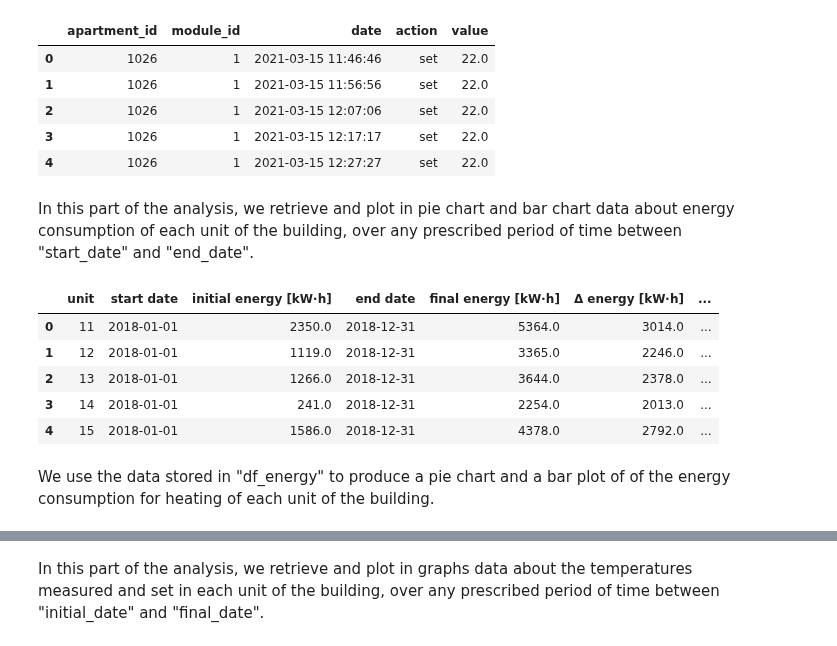
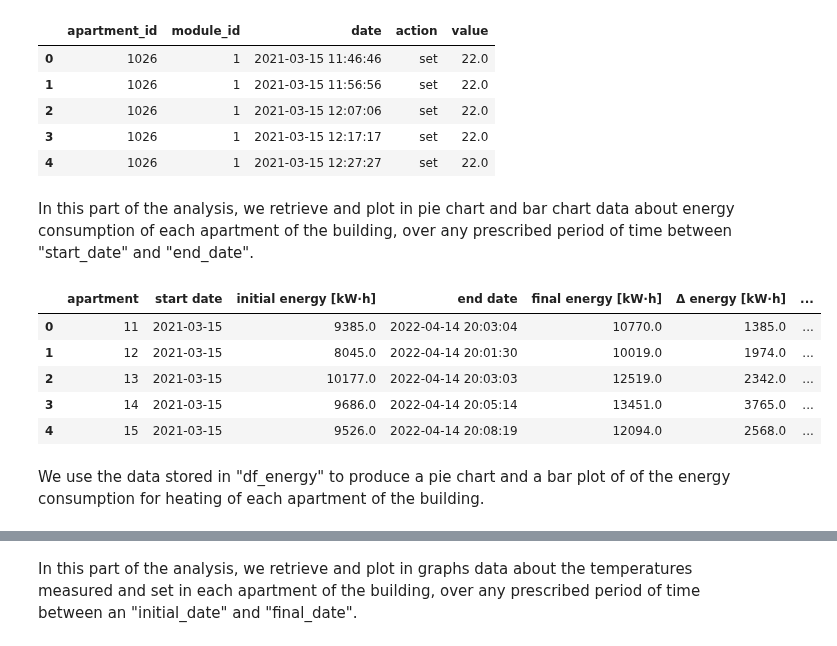
Before and after one commit to rtiedra/data-science, a Jupyter notebook: building_heating/building_heating.ipynb, the cells around one changed output, grey strips where cells are left out. Drawn from its saved outputs; the diff is of its cells as text; code cells hidden in the pictures.

```diff
--- a/building_heating/building_heating.ipynb
+++ b/building_heating/building_heating.ipynb
@@ -160,51 +160,51 @@ df_temp.head()
 | 3 | 1026 | 1 | 2021-03-15 12:17:17 | set | 22.0 |
 | 4 | 1026 | 1 | 2021-03-15 12:27:27 | set | 22.0 |
 # %% [markdown]
-In this part of the analysis, we retrieve and plot in pie chart and bar chart data about energy consumption of each unit of the building, over any prescribed period of time between "start_date" and "end_date".
+In this part of the analysis, we retrieve and plot in pie chart and bar chart data about energy consumption of each apartment of the building, over any prescribed period of time between "start_date" and "end_date".
 # %%
 # Set start_date and end_date for the DataFrame of energy consumption
 
-start_date = '"2018-01-01"'
-end_date = '"2018-12-31"'
+start_date = '"2021-03-15"'
+end_date = '"2022-12-31"'
 
-# Read, for each unit of the building, the first energy after the start date into a DataFrame "df_start"
-# We dive "Power.value" by 1000 to get energies in [kW⋅h]
+# Read, for each apartment of the building, the first energy after the start date into a DataFrame "df_start"
+# We divide "Power.value" by 1000 to get energies in [kW⋅h]
 
-df_start = pd.read_sql('SELECT Apartments.name AS unit, Power.date AS \'start date\', \
+df_start = pd.read_sql('SELECT Apartments.name AS apartment, Power.date AS \'start date\', \
                    Power.value/1000 AS \'initial energy [kW⋅h]\' \
                    FROM Power INNER JOIN Apartments ON Power.apartment_id=Apartments.esmart_id \
                    WHERE Power.module_id=18 AND Power.date>=%s \
                    GROUP BY Apartments.name' % start_date, engine)
 
-# Read, for each unit of the building, the last energy before the end date into a DataFrame "df_end"
-# We dive "Power.value" by 1000 to get energies in [kW⋅h]
+# Read, for each apartment of the building, the last energy before the end date into a DataFrame "df_end"
+# We divide "Power.value" by 1000 to get energies in [kW⋅h]
 
-df_end = pd.read_sql('SELECT Apartments.name AS unit, Power.date AS \'end date\', \
+df_end = pd.read_sql('SELECT Apartments.name AS apartment, Power.date AS \'end date\', \
                    Power.value/1000 AS \'final energy [kW⋅h]\' \
                    FROM Power INNER JOIN Apartments ON Power.apartment_id=Apartments.esmart_id \
                    WHERE Power.module_id=18 AND Power.date<=%s \
                    ORDER BY Power.date DESC LIMIT 31' % end_date, engine)
 
-# Merge "df_start" and "df_end" into a DataFrame "df_energy" (using "unit" as key)
-# (in 2018 there are missing measures; the first measure for unit "O2" is at initial_date "2018-10-10")
+# Merge "df_start" and "df_end" into a DataFrame "df_energy" (using "apartment" as key)
+# (in 2018 there are missing measures; the first measure for apartment "O2" is at initial_date "2018-10-10")
 
-df_energy = pd.merge(df_start, df_end, how='left', on='unit')
+df_energy = pd.merge(df_start, df_end, how='left', on='apartment')
 
 # Store in "df_energy" the energy consumption and the energy consumption per cubic metre
 
 df_energy['\u0394 energy [kW⋅h]'] = df_energy['final energy [kW⋅h]']-df_energy['initial energy [kW⋅h]']
 df_energy['\u0394 energy per m\u00b3 [kW⋅h/m\u00b3]'] \
 = [round(df_energy['\u0394 energy [kW⋅h]'][i]/volumes[i], 1) for i in range(len(volumes))]
 
 df_energy.head()
 # %% [output]
-|  | unit | start date | initial energy [kW⋅h] | end date | final energy [kW⋅h] | Δ energy [kW⋅h] | ... |
-| 0 | 11 | 2018-01-01 | 2350.0 | 2018-12-31 | 5364.0 | 3014.0 | ... |
-| 1 | 12 | 2018-01-01 | 1119.0 | 2018-12-31 | 3365.0 | 2246.0 | ... |
-| 2 | 13 | 2018-01-01 | 1266.0 | 2018-12-31 | 3644.0 | 2378.0 | ... |
-| 3 | 14 | 2018-01-01 | 241.0 | 2018-12-31 | 2254.0 | 2013.0 | ... |
-| 4 | 15 | 2018-01-01 | 1586.0 | 2018-12-31 | 4378.0 | 2792.0 | ... |
+|  | apartment | start date | initial energy [kW⋅h] | end date | final energy [kW⋅h] | Δ energy [kW⋅h] | ... |
+| 0 | 11 | 2021-03-15 | 9385.0 | 2022-04-14 20:03:04 | 10770.0 | 1385.0 | ... |
+| 1 | 12 | 2021-03-15 | 8045.0 | 2022-04-14 20:01:30 | 10019.0 | 1974.0 | ... |
+| 2 | 13 | 2021-03-15 | 10177.0 | 2022-04-14 20:03:03 | 12519.0 | 2342.0 | ... |
+| 3 | 14 | 2021-03-15 | 9686.0 | 2022-04-14 20:05:14 | 13451.0 | 3765.0 | ... |
+| 4 | 15 | 2021-03-15 | 9526.0 | 2022-04-14 20:08:19 | 12094.0 | 2568.0 | ... |
 # %% [markdown]
-We use the data stored in "df_energy" to produce a pie chart and a bar plot of of the energy consumption for heating of each unit of the building.
+We use the data stored in "df_energy" to produce a pie chart and a bar plot of of the energy consumption for heating of each apartment of the building.
 # %%
 # Store in variable "data" the list of energy consumptions
@@ -285,5 +286,5 @@ else:
 [interactive output not drawn]
 [interactive output not drawn]
 # %% [markdown]
-In this part of the analysis, we retrieve and plot in graphs data about the temperatures measured and set in each unit of the building, over any prescribed period of time between "initial_date" and "final_date".
+In this part of the analysis, we retrieve and plot in graphs data about the temperatures measured and set in each apartment of the building, over any prescribed period of time between an "initial_date" and "final_date".
 # %%
```
Also changed, not shown: parts of 10 cells of this notebook.
